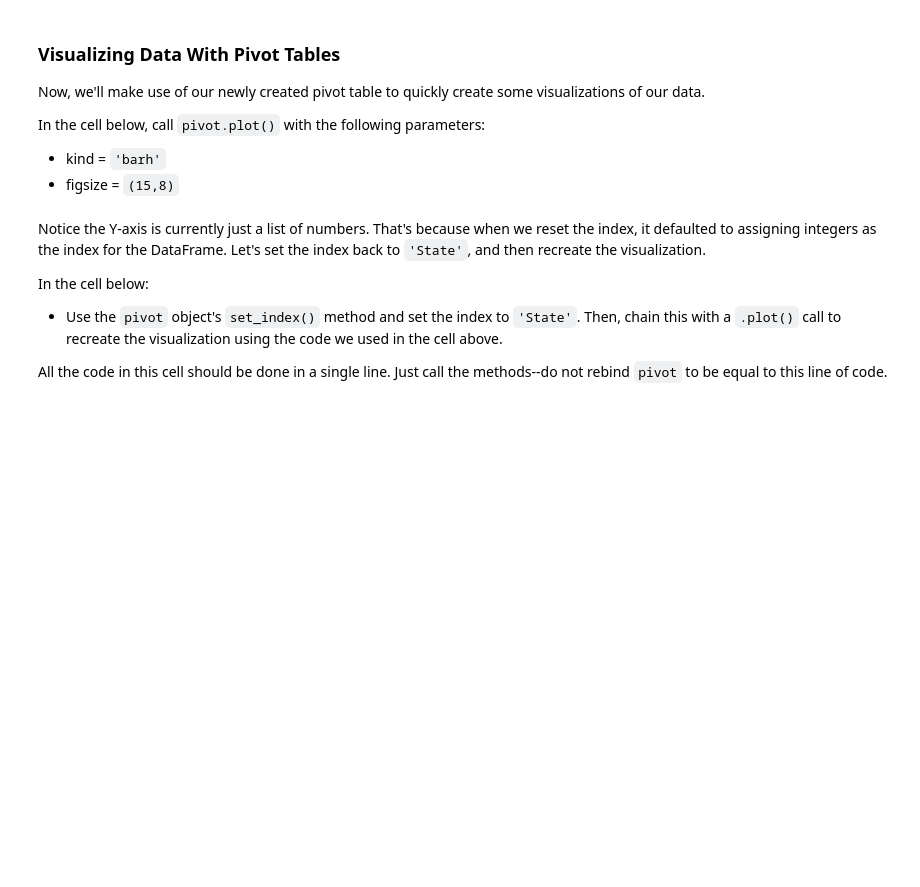
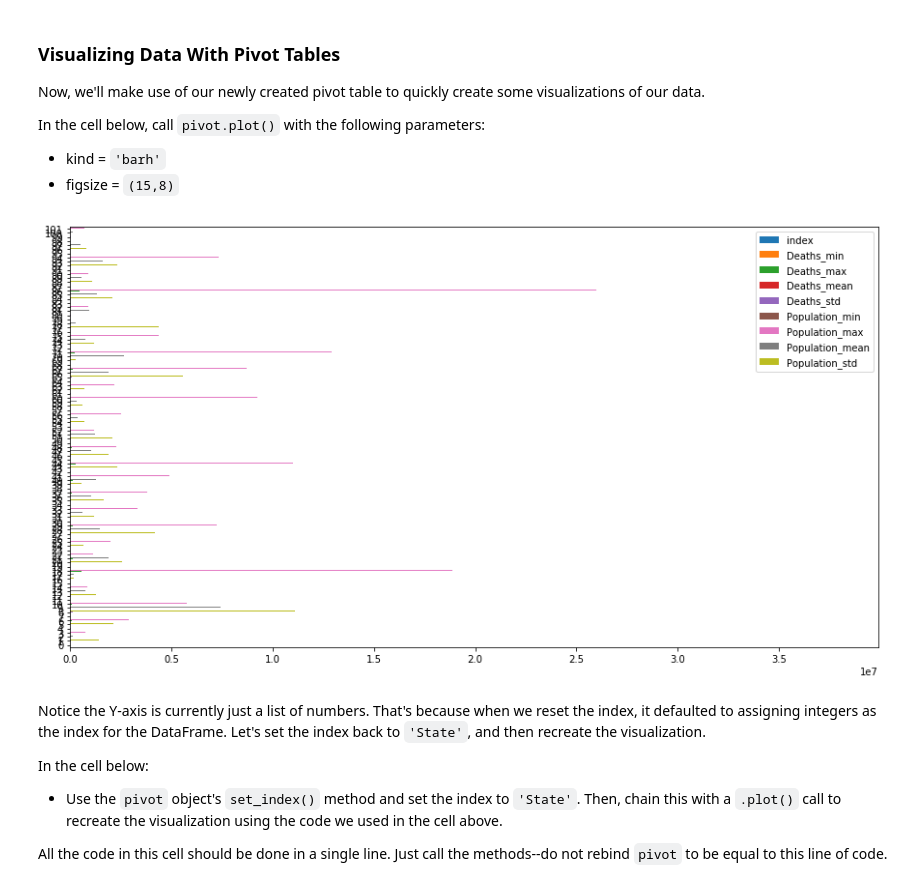
Before and after one commit to akelly66/Flatiron-School, a Jupyter notebook: Mod01/Section04/dsc-1-04-09-pivot-tables-with-pandas-lab-online-ds-pt-041519/index.ipynb, the cells around one changed output. Saved outputs shown, nothing was run; the diff lists cells and outputs as text; code cells hidden in the pictures; blank space fills up the shorter version.

Commit message:
Finished Pivot Tables Lab - with issues

```diff
--- a/Mod01/Section04/dsc-1-04-09-pivot-tables-with-pandas-lab-online-ds-pt-041519/index.ipynb
+++ b/Mod01/Section04/dsc-1-04-09-pivot-tables-with-pandas-lab-online-ds-pt-041519/index.ipynb
@@ -185,5 +228,6 @@ By now, you've probably caught on that the code required to do this follows this
 
 Then, display the head of this of this new DataFrame.
 # %%
-# A sample groupby similar to above.
-grouped = None
+# A sample groupby similar to aove.
+grouped = df.groupby(['State', 'Gender'])['Deaths','Population'].agg(['min', 'max', 'mean', 'std'])
+grouped.head()
@@ -201,4 +260,5 @@ Let's reset the index, and then see how it changes.
 In the cell below, call the DataFrame's `reset_index()` function.  Then, display the head of the DataFrame.
 # %%
 # First, reset the index. Notice the subtle difference; State and Gender are now columns rather then the index.
-grouped = None
+grouped = grouped.reset_index()
+grouped.head()
@@ -261,4 +380,5 @@ Let's reset the index and see how it changes our pivot table.
 In the cell below, reset the index of the `pivot` object as we did previously.  Then, display the head of the object to see if we can detect any changes.
 # %%
 # Again, notice the subtle difference of reseting the index:
-pivot = None
+pivot = grouped.reset_index()
+pivot.head()
@@ -272,7 +399,10 @@ In the cell below, call `pivot.plot()` with the following parameters:
 * kind = `'barh'`
 * figsize = `(15,8)`
 # %%
-# Now let's make a sweet bar chart!!
+pivot.plot(kind='barh', figsize=(15,8))# Now let's make a sweet bar chart!!
+plt.show()
+# %% [output]
+[figure, added]
 # %% [markdown]
 Notice the Y-axis is currently just a list of numbers.  That's because when we reset the index, it defaulted to assigning integers as the index for the DataFrame.  Let's set the index back to `'State'`, and then recreate the visualization.
 
```
Also changed, not shown: parts of 30 cells of this notebook.
